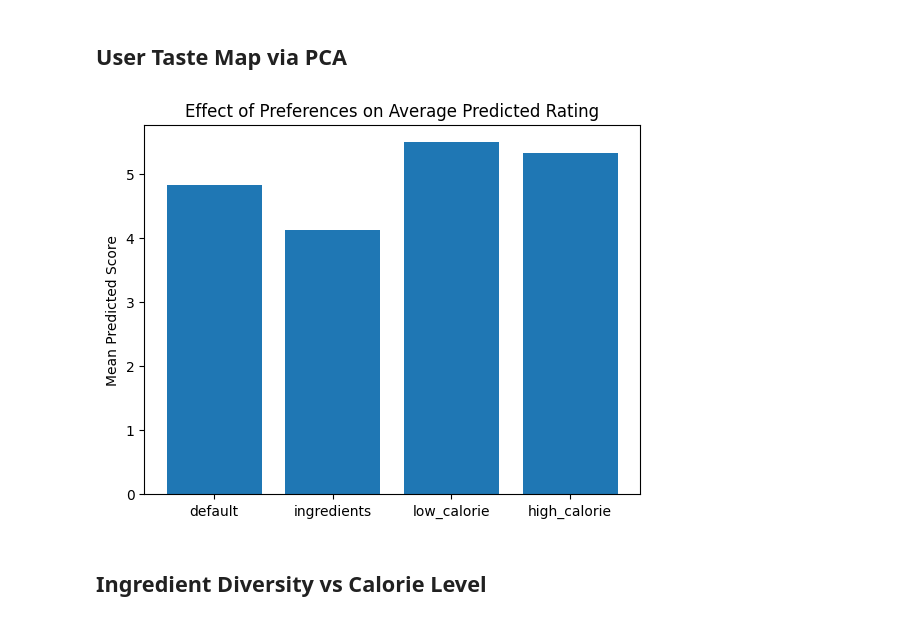
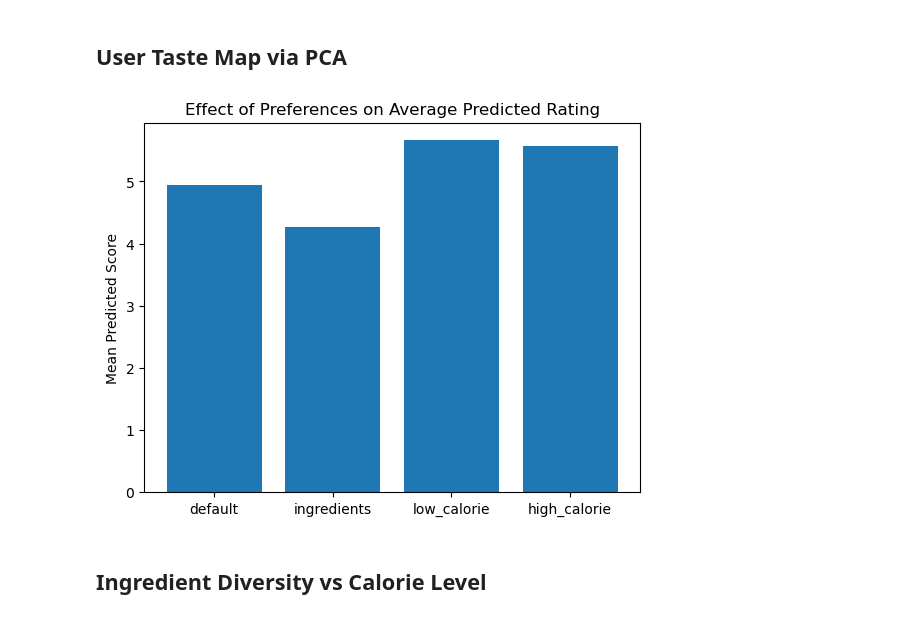
Before and after one commit to trhenry33/Byte-Baker-Recipe-Recommender, a Jupyter notebook: RecipeRecs.ipynb, the cells around one changed output. Saved outputs shown, nothing was run; the diff lists cells and outputs as text; code cells hidden in the pictures.

```diff
--- a/RecipeRecs.ipynb
+++ b/RecipeRecs.ipynb
@@ -132,15 +151,15 @@ recipe_features = hstack([ingredient_matrix, calorie_matrix])
 
 recipe_id_to_row = {rid: idx for idx, rid in recipes['id'].items()}
 
-recipe_rows = interactions['recipe_id'].map(recipe_id_to_row)
+recipe_rows = interactions_train_only['recipe_id'].map(recipe_id_to_row)
 valid_mask = recipe_rows.notna()
 
 # Filter interactions to only keep recipes that exist in pp recipes
-interactions = interactions[valid_mask]
+interactions_train_only = interactions_train_only[valid_mask]
 recipe_rows = recipe_rows[valid_mask].astype(int)
 
 # Re-extract reviews and rebuild TF-IDF matrix after filtering
-reviews = interactions['review'].fillna('').tolist()
+reviews = interactions_train_only['review'].fillna('').tolist()
 vectorizer = TfidfVectorizer(ngram_range=(1,3), min_df=5, max_df=0.5)
 X = vectorizer.fit_transform(reviews)
 
@@ -151,7 +170,7 @@ R = recipe_features[recipe_rows]
 # R is recipe metadata matrix
 
 X_full = hstack([X, R])
-y = interactions['rating'].values
+y = interactions_train_only['rating'].values
 # %%
 #Train ridge regression mode
 
@@ -170,12 +189,12 @@ MAE: 0.653308323283204
 # %%
 # Check if user 2046 exists and see what recipes they've reviewed
-user_interactions = interactions[interactions['user_id'] == 2046]
+user_interactions = interactions_train_only[interactions_train_only['user_id'] == 2046]
 print(f"User 2046 has {len(user_interactions)} interactions")
 if len(user_interactions) > 0:
     print("Sample interactions:")
     print(user_interactions[['recipe_id', 'rating']].head())
 else:
     print("User 2046 not found. Let's find a valid user:")
-    sample_user = interactions['user_id'].iloc[0]
+    sample_user = interactions_train_only['user_id'].iloc[0]
     print(f"Using user {sample_user} instead")
 # %% [output]
@@ -219,7 +237,7 @@ def recommend_recipes_for_user(user_id, top_k=10, preference=None, verbose=True)
     # -------------------------------------
     # 0. Find user & candidate recipes
     # -------------------------------------
-    user_interactions = interactions[interactions['user_id'] == user_id]
+    user_interactions = interactions_train_only[interactions_train_only['user_id'] == user_id]
 
     if len(user_interactions) == 0:
         if verbose:
@@ -383,22 +403,22 @@ plt.show()
 # %%
 prefs = ["default", "ingredients", "low_calorie", "high_calorie"]
 scores = []
 
-uid = interactions['user_id'].iloc[0]
+uid = interactions_train_only['user_id'].iloc[0]
 
 for p in prefs:
     if p == "default":
         r = recommend_recipes_for_user(uid, top_k=20, verbose=False)
     else:
         r = recommend_recipes_for_user(uid, top_k=20, preference=p, verbose=False)
     scores.append(r['pred_rating'].mean())
 
 plt.bar(prefs, scores)
 plt.title("Effect of Preferences on Average Predicted Rating")
 plt.ylabel("Mean Predicted Score")
 plt.show()
 # %% [output]
-[figure, old version]
+[figure, new version]
 # %% [markdown]
 ## Ingredient Diversity vs Calorie Level
 # %%
```
Also changed, not shown: parts of 14 cells of this notebook.
